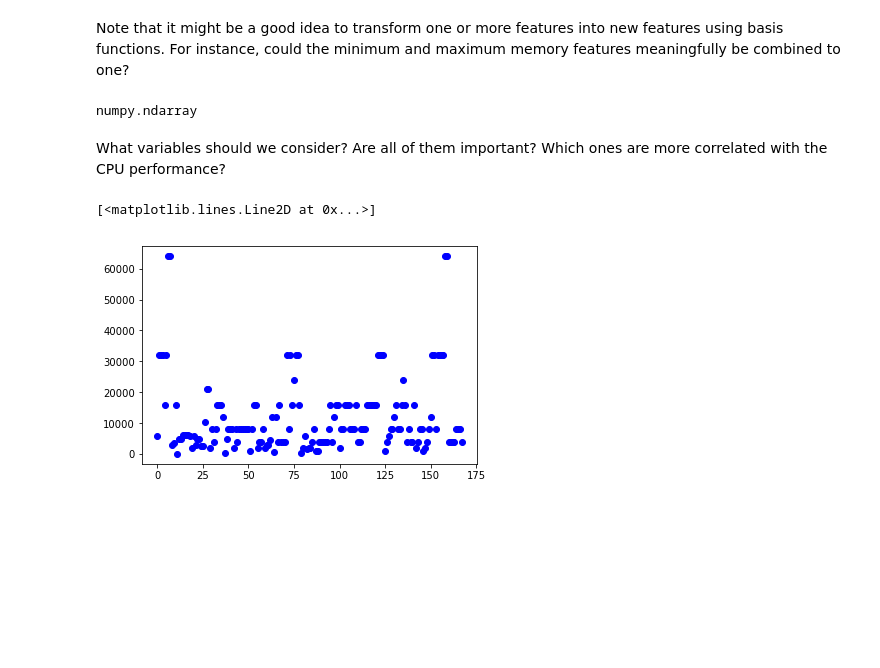
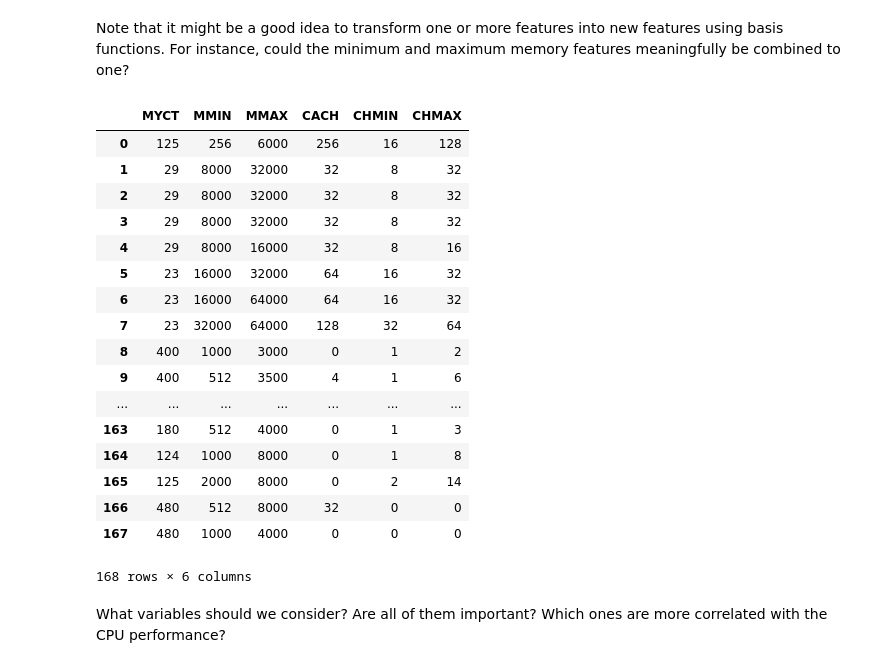
Before and after one commit to maclanzallamas/MachineLearningCourseWork, a Jupyter notebook: Regression/Regression.ipynb, the cells around one changed output. Saved outputs shown, nothing was run; the diff lists cells and outputs as text; code cells hidden in the pictures; blank space fills up the shorter version.

```diff
--- a/Regression/Regression.ipynb
+++ b/Regression/Regression.ipynb
@@ -32,16 +37,32 @@ y_train = np.loadtxt('y_train.csv', delimiter=',', skiprows=1)[:,1]
 # %% [markdown]
 Note that it might be a good idea to transform one or more features into new features using basis functions.
 For instance, could the minimum and maximum memory features meaningfully be combined to one?
-# %%
-type(y_train)
-# %% [output]
-numpy.ndarray
 # %%
 #Reshape ytrain to be two columns
 #ytrain = np.reshape(y_train,(len(y_train),1))
 MYCT = X_train[:,0]
 MMIN = X_train[:,1]
 MMAX = X_train[:,2]
 CACH = X_train[:,3]
 CHMIN = X_train[:,4]
 CHMAX = X_train[:,5]
+X_traindf
+# %% [output]
+|  | MYCT | MMIN | MMAX | CACH | CHMIN | CHMAX |
+| 0 | 125 | 256 | 6000 | 256 | 16 | 128 |
+| 1 | 29 | 8000 | 32000 | 32 | 8 | 32 |
+| 2 | 29 | 8000 | 32000 | 32 | 8 | 32 |
+| 3 | 29 | 8000 | 32000 | 32 | 8 | 32 |
+| 4 | 29 | 8000 | 16000 | 32 | 8 | 16 |
+| 5 | 23 | 16000 | 32000 | 64 | 16 | 32 |
+| 6 | 23 | 16000 | 64000 | 64 | 16 | 32 |
+| 7 | 23 | 32000 | 64000 | 128 | 32 | 64 |
+| 8 | 400 | 1000 | 3000 | 0 | 1 | 2 |
+| 9 | 400 | 512 | 3500 | 4 | 1 | 6 |
+| ... | ... | ... | ... | ... | ... | ... |
+| 163 | 180 | 512 | 4000 | 0 | 1 | 3 |
+| 164 | 124 | 1000 | 8000 | 0 | 1 | 8 |
+| 165 | 125 | 2000 | 8000 | 0 | 2 | 14 |
+| 166 | 480 | 512 | 8000 | 32 | 0 | 0 |
+| 167 | 480 | 1000 | 4000 | 0 | 0 | 0 |
+168 rows × 6 columns
@@ -58,7 +69,2 @@ CHMAX = X_train[:,5]
 # %% [markdown]
 What variables should we consider? Are all of them important? Which ones are more correlated with the CPU performance?
-# %%
-plt.plot(MMAX, 'bo')
-# %% [output]
-[<matplotlib.lines.Line2D at 0x...>]
-[figure, removed]
```
Also changed, not shown: parts of 20 cells of this notebook, 1 other file.
